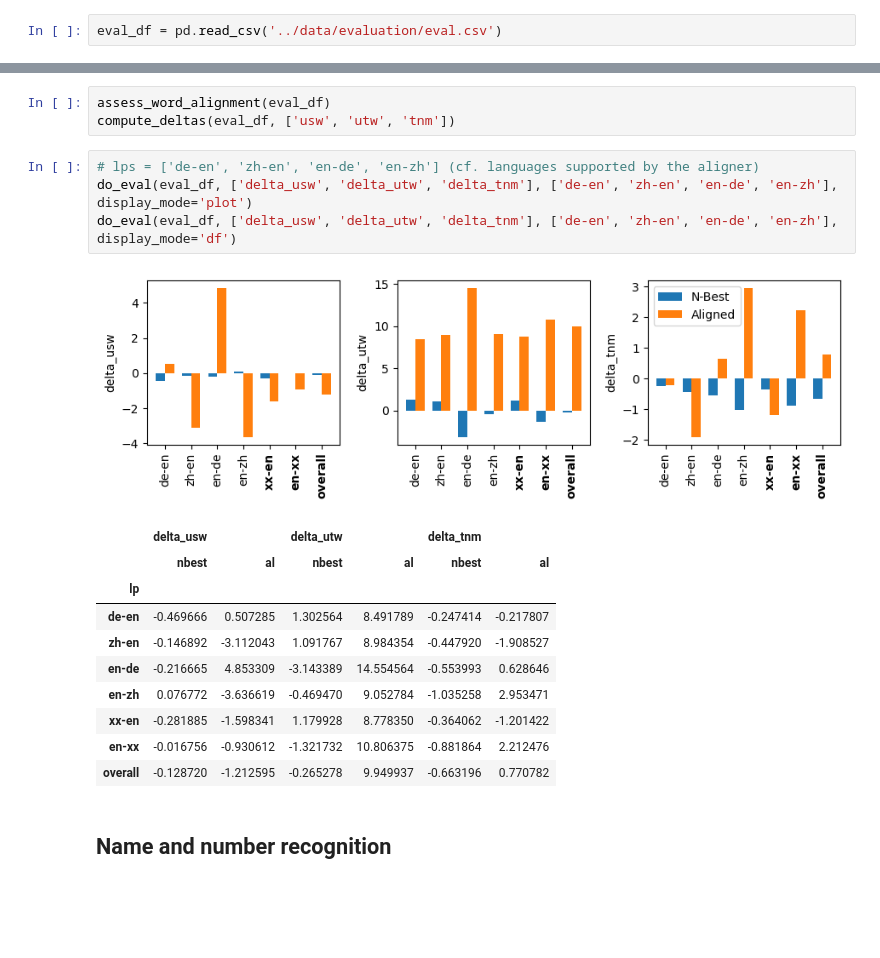
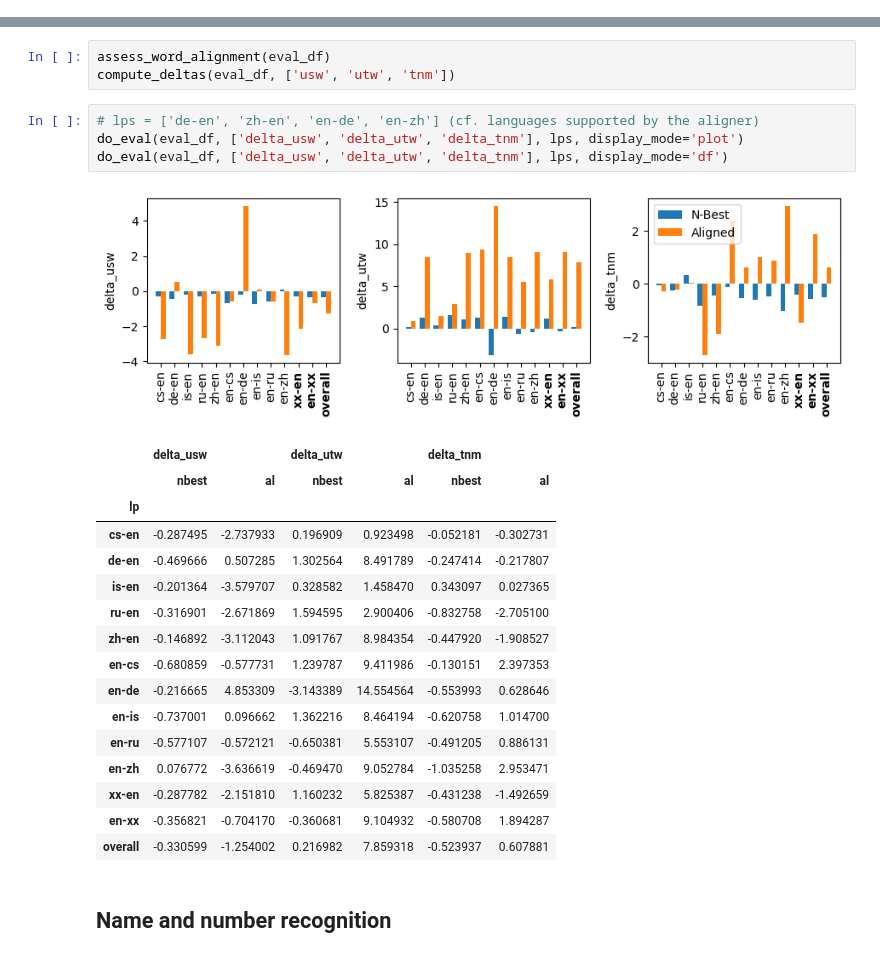
Before and after one commit to hgissbkh/translation-alignment, a Jupyter notebook: notebooks/analysis.ipynb, the cells around one changed output, grey strips where cells are left out. Drawn from its saved outputs; the diff is of its cells as text; blank space fills up the shorter version.

```diff
--- a/notebooks/analysis.ipynb
+++ b/notebooks/analysis.ipynb
@@ -12,8 +12,6 @@ from datasets import load_dataset
 
 import warnings
 warnings.filterwarnings("ignore")
-# %%
-eval_df = pd.read_csv('../data/evaluation/eval.csv')
 # %% [markdown]
 # Functions
 # %%
@@ -431,20 +429,26 @@ assess_word_alignment(eval_df)
 compute_deltas(eval_df, ['usw', 'utw', 'tnm'])
 # %%
 # lps = ['de-en', 'zh-en', 'en-de', 'en-zh'] (cf. languages supported by the aligner)
-do_eval(eval_df, ['delta_usw', 'delta_utw', 'delta_tnm'], ['de-en', 'zh-en', 'en-de', 'en-zh'], display_mode='plot')
-do_eval(eval_df, ['delta_usw', 'delta_utw', 'delta_tnm'], ['de-en', 'zh-en', 'en-de', 'en-zh'], display_mode='df')
+do_eval(eval_df, ['delta_usw', 'delta_utw', 'delta_tnm'], lps, display_mode='plot')
+do_eval(eval_df, ['delta_usw', 'delta_utw', 'delta_tnm'], lps, display_mode='df')
 # %% [output]
-[figure, old version]
+[figure, new version]
 |  | delta_usw |  | delta_utw |  | delta_tnm |  |
 |  | nbest | al | nbest | al | nbest | al |
 | lp |  |  |  |  |  |  |
+| cs-en | -0.287495 | -2.737933 | 0.196909 | 0.923498 | -0.052181 | -0.302731 |
 | de-en | -0.469666 | 0.507285 | 1.302564 | 8.491789 | -0.247414 | -0.217807 |
+| is-en | -0.201364 | -3.579707 | 0.328582 | 1.458470 | 0.343097 | 0.027365 |
+| ru-en | -0.316901 | -2.671869 | 1.594595 | 2.900406 | -0.832758 | -2.705100 |
 | zh-en | -0.146892 | -3.112043 | 1.091767 | 8.984354 | -0.447920 | -1.908527 |
+| en-cs | -0.680859 | -0.577731 | 1.239787 | 9.411986 | -0.130151 | 2.397353 |
 | en-de | -0.216665 | 4.853309 | -3.143389 | 14.554564 | -0.553993 | 0.628646 |
+| en-is | -0.737001 | 0.096662 | 1.362216 | 8.464194 | -0.620758 | 1.014700 |
+| en-ru | -0.577107 | -0.572121 | -0.650381 | 5.553107 | -0.491205 | 0.886131 |
 | en-zh | 0.076772 | -3.636619 | -0.469470 | 9.052784 | -1.035258 | 2.953471 |
-| xx-en | -0.281885 | -1.598341 | 1.179928 | 8.778350 | -0.364062 | -1.201422 |
-| en-xx | -0.016756 | -0.930612 | -1.321732 | 10.806375 | -0.881864 | 2.212476 |
-| overall | -0.128720 | -1.212595 | -0.265278 | 9.949937 | -0.663196 | 0.770782 |
+| xx-en | -0.287782 | -2.151810 | 1.160232 | 5.825387 | -0.431238 | -1.492659 |
+| en-xx | -0.356821 | -0.704170 | -0.360681 | 9.104932 | -0.580708 | 1.894287 |
+| overall | -0.330599 | -1.254002 | 0.216982 | 7.859318 | -0.523937 | 0.607881 |
 # %% [markdown]
 ## Name and number recognition
 # %%
```
